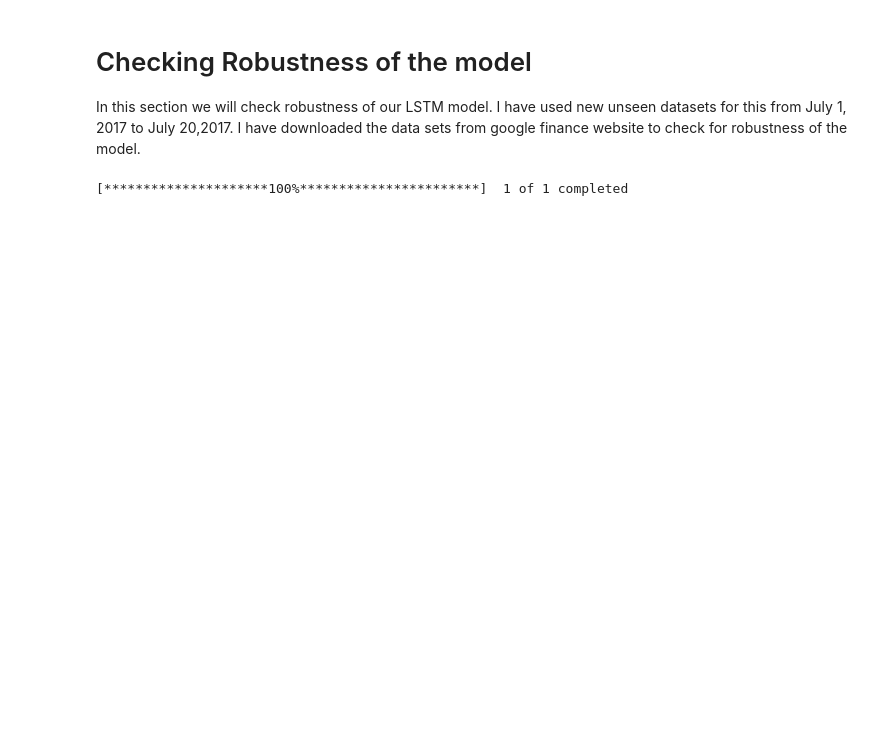
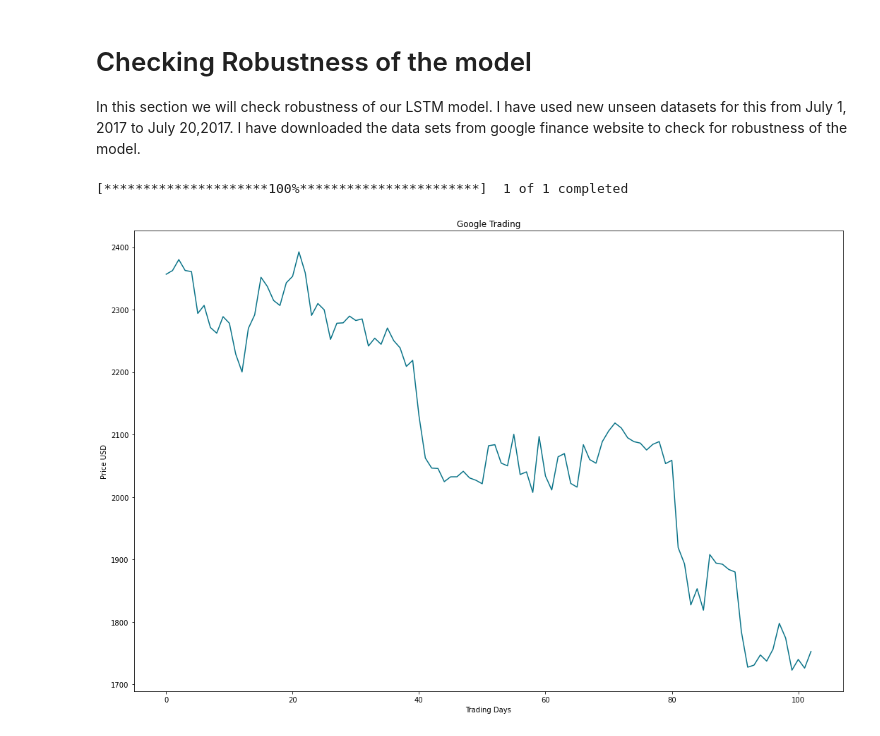
Before and after one commit to figo2127/QuantPort_Leveraged, a Jupyter notebook: Stock_Price_Predictor.ipynb, the cells around one changed output. Saved outputs shown, nothing was run; the diff lists cells and outputs as text; code cells hidden in the pictures; blank space fills up the shorter version.

```diff
--- a/Stock_Price_Predictor.ipynb
+++ b/Stock_Price_Predictor.ipynb
@@ -500,9 +532,13 @@ In this section we will check robustness of our LSTM model. I have used new unse
 # %%
 import preprocess_data as ppd
 
 new_data = yf.download('GOOGL','2021-01-01','2021-05-31') # from January 1, 2021 to May 31, 2021
+new_data = ppd.remove_data(new_data)
+
+visualize.plot_basic(new_data)
 # %% [output]
 [*********************100%***********************]  1 of 1 completed
+[figure, added]
 # %%
 stocks = ppd.remove_data(new_data)
 
```
Also changed, not shown: parts of 22 cells of this notebook, 4 other files.
